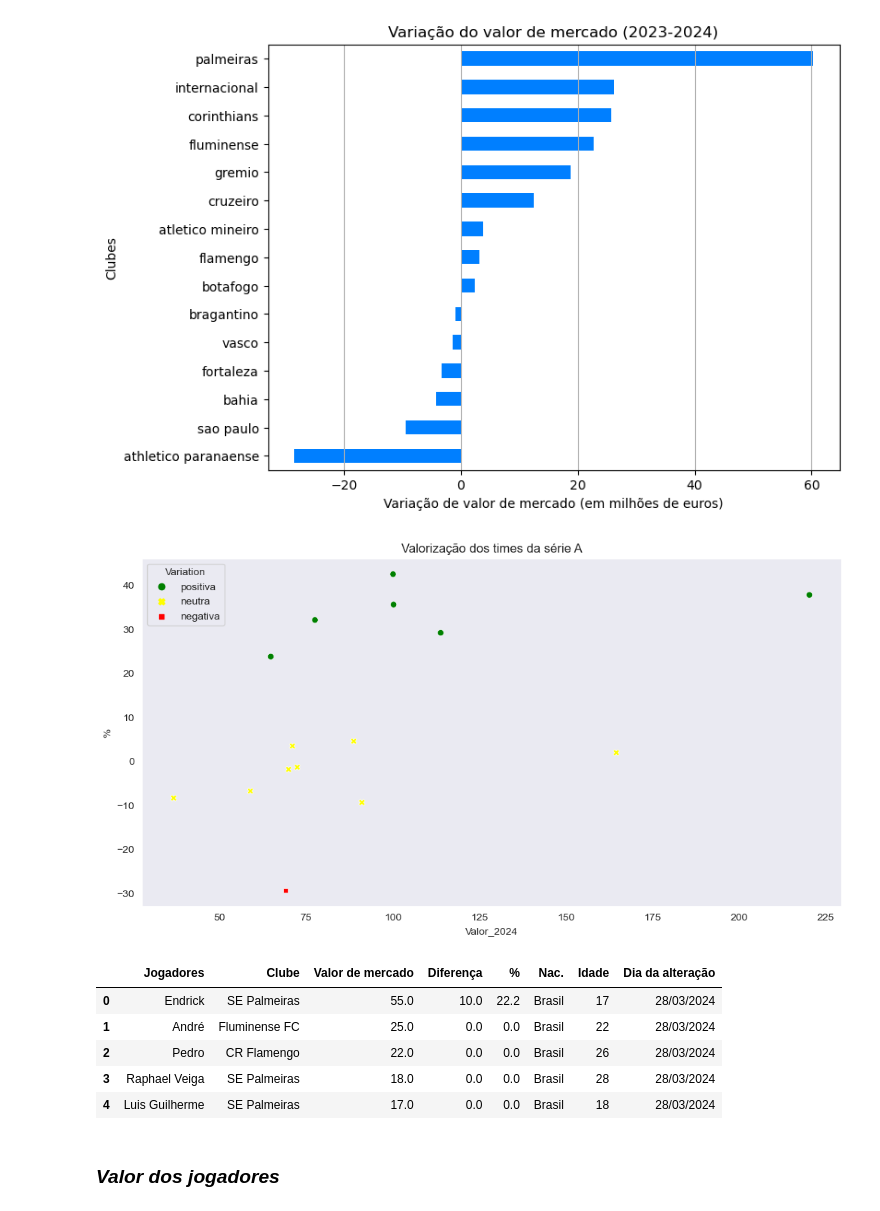
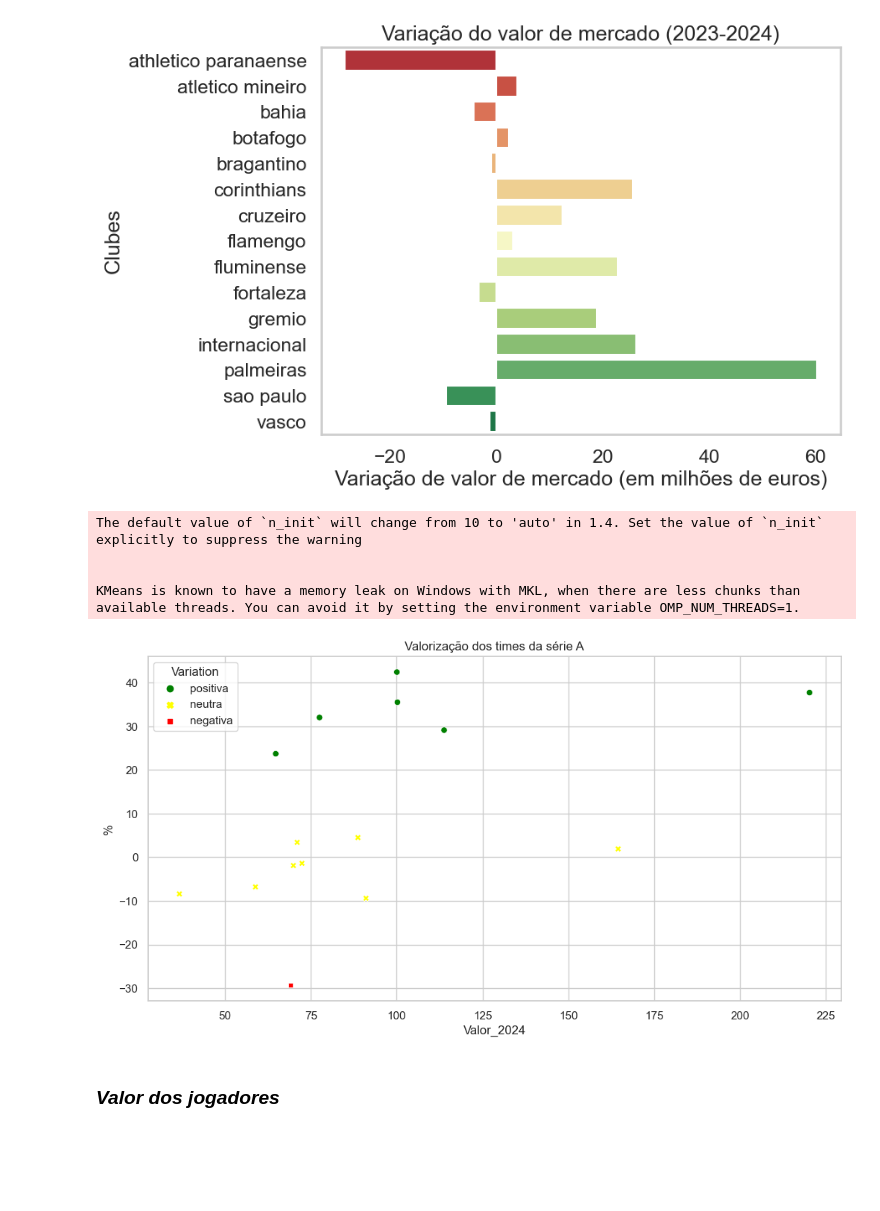
Before and after one commit to AVTBrasil/An-lise-de-Dados-no-Futebol, a Jupyter notebook: Analise_de_dados.ipynb, the cells around one changed output. Saved outputs shown, nothing was run; the diff lists cells and outputs as text; code cells hidden in the pictures; blank space fills up the shorter version.

```diff
--- a/Analise_de_dados.ipynb
+++ b/Analise_de_dados.ipynb
@@ -101,0 +309,3 @@ No artists with labels found to put in legend.  Note that artists whose label st
+# %%
+df_valor_time = pd.read_csv("valor_time.csv")
+display(df_valor_time)
@@ -101,0 +488,27 @@ No artists with labels found to put in legend.  Note that artists whose label st
+# %%
+cores_clubes = {
+    'SE Palmeiras': 'darkgreen',
+    'CR Flamengo': 'darkred',
+    'Atlético Mineiro': 'yellow',
+    'Fluminense FC': 'limegreen',
+    'SC Corinthians': 'grey',
+    'Athletico Paranaense': 'orange',
+      'São Paulo FC' : 'pink',
+      'Botafogo FR' : 'blue'
+}
+
+# Criando o gráfico
+sns.set_theme(style="whitegrid")
+plt.figure(figsize=(14, 7))
+df_filtrado = df_jogador[df_jogador['Valor de mercado'] >= 13]
+sns.barplot(data = df_filtrado,x = 'Jogadores', y='Valor de mercado',
+             palette=cores_clubes, hue = 'Clube', alpha = 0.5, width=0.95)
+
+plt.title('Top 10 jogadores mais valorizados da serie A', size = 20)
+plt.xlabel('Jogadores', size = 14)
+plt.ylabel('Valor de Mercado (em bilhões) de euros', size = 14)
+plt.xticks(rotation=45)
+plt.legend(title='Clube', bbox_to_anchor=(1.05, 1), loc='upper left')
+plt.tight_layout()
+
+plt.show()
@@ -185,22 +675,24 @@ plt.show()
 # %%
-df_4['Variacao'] = df_4['Valor_2024'] - df_4['Valor_2023']
-variacao = df_4.groupby('Clube')['Variacao'].mean()
+df_valor_time['Variacao'] = df_valor_time['Valor_2024'] - df_valor_time['Valor_2023']
+variacao = df_valor_time.groupby('Clube')['Variacao'].mean()
 
-plt.figure(figsize=(8,6))
-variacao.sort_values().plot(kind='barh', color='#007FFF')
+variacao = variacao.reset_index()  # Convertendo a série em DataFrame
+
+plt.figure(figsize=(8, 6))
+sns.barplot(x='Variacao', y='Clube', data=variacao, palette='RdYlGn')
 
 plt.title('Variação do valor de mercado (2023-2024)')
 plt.xlabel('Variação de valor de mercado (em milhões de euros)')
 plt.ylabel('Clubes')
 plt.grid(axis='x')
 plt.show()
 # %% [output]
-[figure, old version]
+[figure, new version]
 # %%
 from sklearn.cluster import KMeans
 
 # Suponha que df_4 já exista e contenha as colunas 'Valor_2024' e '%'
-df_group = df_4[['Valor_2024', '%']].copy()
+df_group = df_valor_time[['Valor_2024', '%']].copy()
 
 # Adiciona uma nova coluna para classificar as variações
 def classify_variation(x):
@@ -230,19 +722,11 @@ sns.scatterplot(data=df_group, x="Valor_2024", y="%", hue='Variation', style='Va
 plt.title("Valorização dos times da série A")
 plt.show()
 # %% [output]
+The default value of `n_init` will change from 10 to 'auto' in 1.4. Set the value of `n_init` explicitly to suppress the warning
+
+
+KMeans is known to have a memory leak on Windows with MKL, when there are less chunks than available threads. You can avoid it by setting the environment variable OMP_NUM_THREADS=1.
-[figure, old version]
+[figure, new version]
-# %%
-df_5 = pd.read_csv("Valor_Jogador.csv")
-
-
-df_5.head()
-# %% [output]
-|  | Jogadores | Clube | Valor de mercado | Diferença | % | Nac. | Idade | Dia da alteração |
-| 0 | Endrick | SE Palmeiras | 55.0 | 10.0 | 22.2 | Brasil | 17 | 28/03/2024 |
-| 1 | André | Fluminense FC | 25.0 | 0.0 | 0.0 | Brasil | 22 | 28/03/2024 |
-| 2 | Pedro | CR Flamengo | 22.0 | 0.0 | 0.0 | Brasil | 26 | 28/03/2024 |
-| 3 | Raphael Veiga | SE Palmeiras | 18.0 | 0.0 | 0.0 | Brasil | 28 | 28/03/2024 |
-| 4 | Luis Guilherme | SE Palmeiras | 17.0 | 0.0 | 0.0 | Brasil | 18 | 28/03/2024 |
 # %% [markdown]
 ### *Valor dos jogadores* ###
 # %%
```
Also changed, not shown: parts of 78 cells of this notebook.
